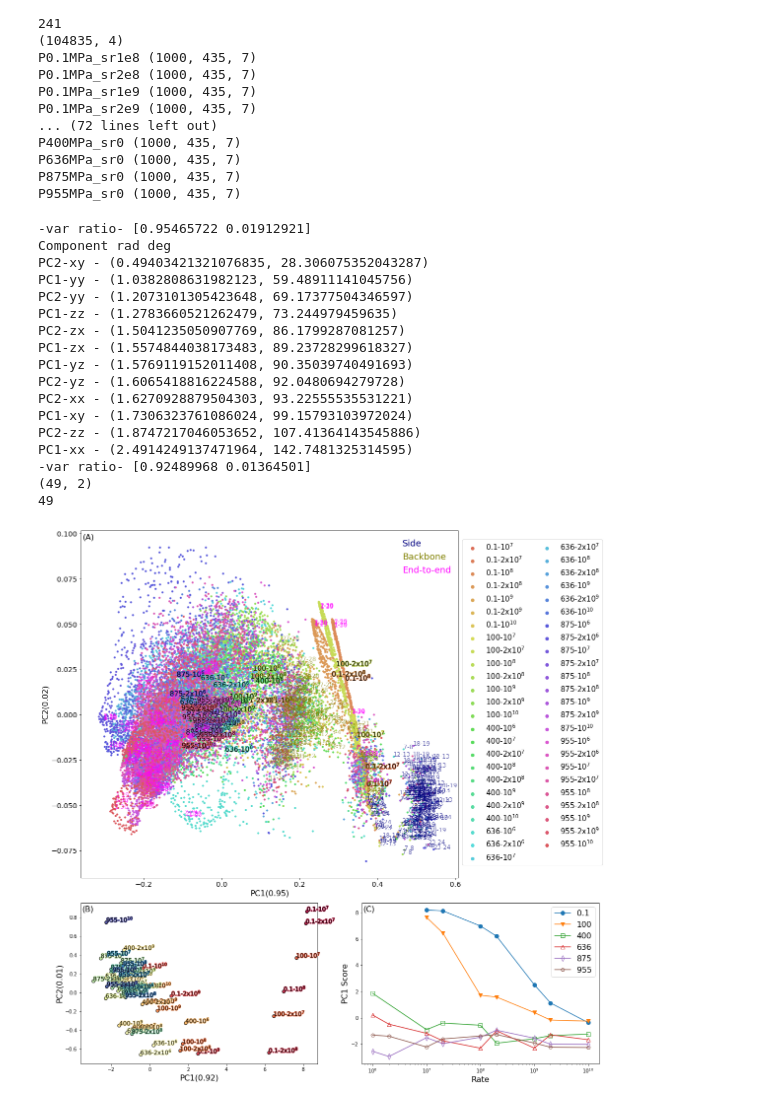
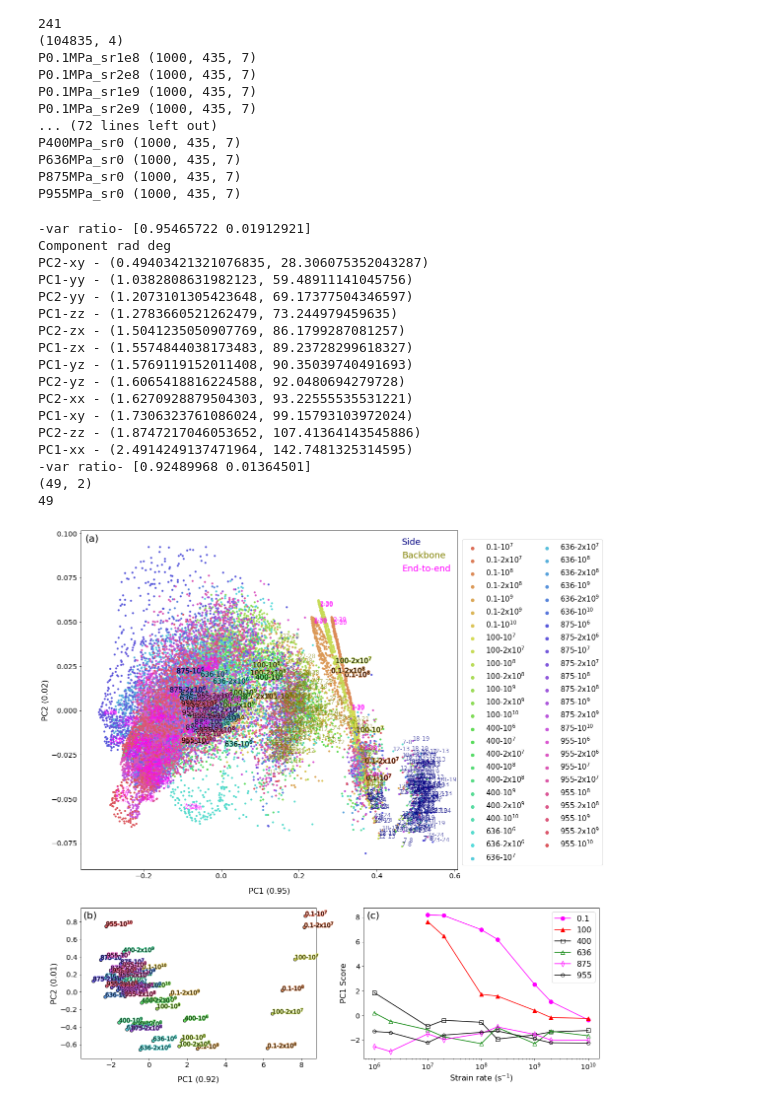
Before and after one commit to softmaterialslab/mlflow, a Jupyter notebook: python/paper-figure-notebooks/fig10.allP.all.rate.pca.ipynb, the cells around one changed output. Cells and saved outputs as stored; diff of their text form; code cells hidden in the pictures.

```diff
--- a/python/paper-figure-notebooks/fig10.allP.all.rate.pca.ipynb
+++ b/python/paper-figure-notebooks/fig10.allP.all.rate.pca.ipynb
@@ -517,7 +517,6 @@ def scatterPlot_axis(ax, x, colors, ylabel_text, pairlabel, titleText, total_col
 
 N_COL=2
 N_ROW = 2
-
 fig = plt.figure(figsize=(8*N_COL, 8*N_ROW))
 ax1 = plt.subplot2grid((6, 8), (0, 0), colspan=6, rowspan=4)
 ax2 = plt.subplot2grid((6, 8), (0, 6), colspan=2, rowspan=4)
@@ -571,8 +570,8 @@ legend_elements = [Line2D([0], [0], linestyle="None", marker='None', color=pair_
 
 legend2 = ax[plot_indx].legend(ncol=1, fontsize=18, markerscale=2, bbox_to_anchor=(0.765, 0.85), loc='lower left', frameon=False, handles=legend_elements) #loc='upper center', bbox_to_anchor=(0.5,0.85)
 
-ax[plot_indx].set_xlabel('PC1' + "({:.2f})".format(pca.explained_variance_ratio_[0]), fontsize=fontsize_axis_labels)
-ax[plot_indx].set_ylabel('PC2'+ "({:.2f})".format(pca.explained_variance_ratio_[1]), fontsize=fontsize_axis_labels)
+ax[plot_indx].set_xlabel('PC1 ' + "({:.2f})".format(pca.explained_variance_ratio_[0]), fontsize=fontsize_axis_labels, labelpad=15)
+ax[plot_indx].set_ylabel('PC2 '+ "({:.2f})".format(pca.explained_variance_ratio_[1]), fontsize=fontsize_axis_labels)
 
 for line, text in zip(legend2.get_lines(), legend2.get_texts()):
     text.set_color(line.get_color())
@@ -670,7 +669,7 @@ def average_from_time_series_lasy_N_pair_filtered(arr_time_series, data_limit =
 def scatterPlot_axis(ax, x, colors, ylabel_text, pairlabel, titleText, total_colors):
     # choose a color palette with seaborn.
     num_classes = set(np.unique(colors))
-    palette = np.array(sns.color_palette("Spectral", total_colors)) #np.array(sns.color_palette("hls", total_colors))
+    palette = np.array(sns.color_palette("hls", total_colors)) #np.array(sns.color_palette("hls", total_colors))
 
 
     for i, label in enumerate(num_classes):
@@ -689,6 +688,8 @@ def scatterPlot_axis(ax, x, colors, ylabel_text, pairlabel, titleText, total_col
     #ax.get_xaxis().set_ticks([])
     #ax.get_yaxis().set_ticks([])
     ax.axis('tight')
+    ax.xaxis.set_tick_params(labelsize='x-large')
+    ax.yaxis.set_tick_params(labelsize='x-large')
 
 
     # add the labels for each digit corresponding to the label
@@ -710,7 +711,6 @@ def scatterPlot_axis(ax, x, colors, ylabel_text, pairlabel, titleText, total_col
 
 #------------------------------------ Second plot-------------------------------------------------------
 plot_indx= 2
-
 data_limit = 1000
 atom_distance = 0.0
 
@@ -762,8 +762,8 @@ scatterPlot_axis(ax[plot_indx], tSNEResult, ylabel_selected, ylabel_text_selecte
 #fig.legend(list(color_list_handles.values()), list(color_list_handles.keys()),ncol=len(color_list_handles.keys()), fontsize=24, markerscale=3, bbox_to_anchor=(0.5, 1.05), loc='upper center') #loc='upper center', bbox_to_anchor=(0.5,0.85)
 #fig.legend(ncol=2, fontsize=14, markerscale=2, bbox_to_anchor=(1.6, 1.05), loc='upper right', frameon=False) #loc='upper center', bbox_to_anchor=(0.5,0.85)
 
-ax[plot_indx].set_xlabel('PC1' + "({:.2f})".format(pca.explained_variance_ratio_[0]), fontsize=fontsize_axis_labels)
-ax[plot_indx].set_ylabel('PC2'+ "({:.2f})".format(pca.explained_variance_ratio_[1]), fontsize=fontsize_axis_labels)
+ax[plot_indx].set_xlabel('PC1 ' + "({:.2f})".format(pca.explained_variance_ratio_[0]), fontsize=fontsize_axis_labels, labelpad=15)
+ax[plot_indx].set_ylabel('PC2 '+ "({:.2f})".format(pca.explained_variance_ratio_[1]), fontsize=fontsize_axis_labels)
 #fig.tight_layout()
 
 #----------------------------------C figure--------------------------------
@@ -774,7 +774,8 @@ linestyles = ['-.','--', ':', '-']
 #markerstyles = ["+", "x", "o", "v", "^", "<", ">", "1"]
 #markerstyles = ["o", "s", "^", "p"]
 #markerstyles = ['o', '.', ',', 'x', '+', 'v', '^', '<', '>', 's', 'd']
-markerstyles = ['o', 'v', 's', '^', 'd', 'p']
+markerstyles = ['o', '^', 's', '^', 'd', 'p']
+markercolors = ['magenta', 'red', 'black', 'green', 'magenta', 'black']
 markerstyles_fills = ['full', 'full', 'none', 'none', 'none', 'none']
 
 colors = ['blue', 'black', 'green', 'red']
@@ -807,7 +808,7 @@ for i, (key, value) in enumerate(plot_dict.items()):
         y_data_2.append(pcs[1])
 
     ax[plot_indx].plot(x_data, y_data_1, label=label, marker= markerstyles[i],
-                       markersize=markersize,  fillstyle=markerstyles_fills[i])
+                       markersize=markersize,  fillstyle=markerstyles_fills[i], color=markercolors[i])
     #ax[1].plot(x_data, y_data_2, label=label, marker= markerstyles[i], markersize=markersize)
 
 
@@ -828,36 +829,39 @@ ax[plot_indx].set_xticks(rates_sorted_flt)
 ax[plot_indx].set_xscale('log')
 #ax[1].set_xscale('log')
 #ax[1].set_xticks(x_data_all, x_data_label_all)
 ax[plot_indx].legend(fontsize=16, markerscale=1)
 #ax[1].legend()
-ax[plot_indx].set_xlabel('Rate', fontsize=fontsize_axis_labels)
+ax[plot_indx].set_xlabel('Strain rate ($\mathrm{s}^{-1}$)', fontsize=fontsize_axis_labels)
 ax[plot_indx].set_ylabel('PC1 Score', fontsize=fontsize_axis_labels)
+ax[plot_indx].xaxis.set_tick_params(labelsize='x-large')
+ax[plot_indx].yaxis.set_tick_params(labelsize='x-large')
 #ax[1].set_xlabel('Rate')
 #ax[1].set_ylabel('PC2 Score')
 #ax.set_ylabel('Potential Energy, U(x)')
 #ax.set_ylim(-1.05,4)
 
-fig.text(0.02,0.98,"(A)",horizontalalignment='center', verticalalignment='center', transform = ax[0].transAxes, fontsize=fontsize_axis_labels)
-fig.text(0.03,0.96,"(B)",horizontalalignment='center', verticalalignment='center', transform = ax[2].transAxes, fontsize=fontsize_axis_labels)
-fig.text(0.03,0.96,"(C)",horizontalalignment='center', verticalalignment='center', transform = ax[3].transAxes, fontsize=fontsize_axis_labels)
+fontsize_axis_labels=20
+fig.text(0.03,0.975,"(a)",horizontalalignment='center', verticalalignment='center', transform = ax[0].transAxes, fontsize=fontsize_axis_labels)
+fig.text(0.04,0.95,"(b)",horizontalalignment='center', verticalalignment='center', transform = ax[2].transAxes, fontsize=fontsize_axis_labels)
+fig.text(0.04,0.95,"(c)",horizontalalignment='center', verticalalignment='center', transform = ax[3].transAxes, fontsize=fontsize_axis_labels)
 
-fig.tight_layout()
+fig.tight_layout(h_pad=2.7)
 # %% [output]
 -var ratio- [0.95465722 0.01912921]
 Component rad deg
 PC2-xy - (0.49403421321076835, 28.306075352043287)
 PC1-yy - (1.0382808631982123, 59.48911141045756)
 PC2-yy - (1.2073101305423648, 69.17377504346597)
 PC1-zz - (1.2783660521262479, 73.244979459635)
 PC2-zx - (1.5041235050907769, 86.1799287081257)
 PC1-zx - (1.5574844038173483, 89.23728299618327)
 PC1-yz - (1.5769119152011408, 90.35039740491693)
 PC2-yz - (1.6065418816224588, 92.0480694279728)
 PC2-xx - (1.6270928879504303, 93.22555535531221)
 PC1-xy - (1.7306323761086024, 99.15793103972024)
 PC2-zz - (1.8747217046053652, 107.41364143545886)
 PC1-xx - (2.4914249137471964, 142.7481325314595)
 -var ratio- [0.92489968 0.01364501]
 (49, 2)
 49
-[figure, old version]
+[figure, new version]
```
Also changed, not shown: 11 other files.
